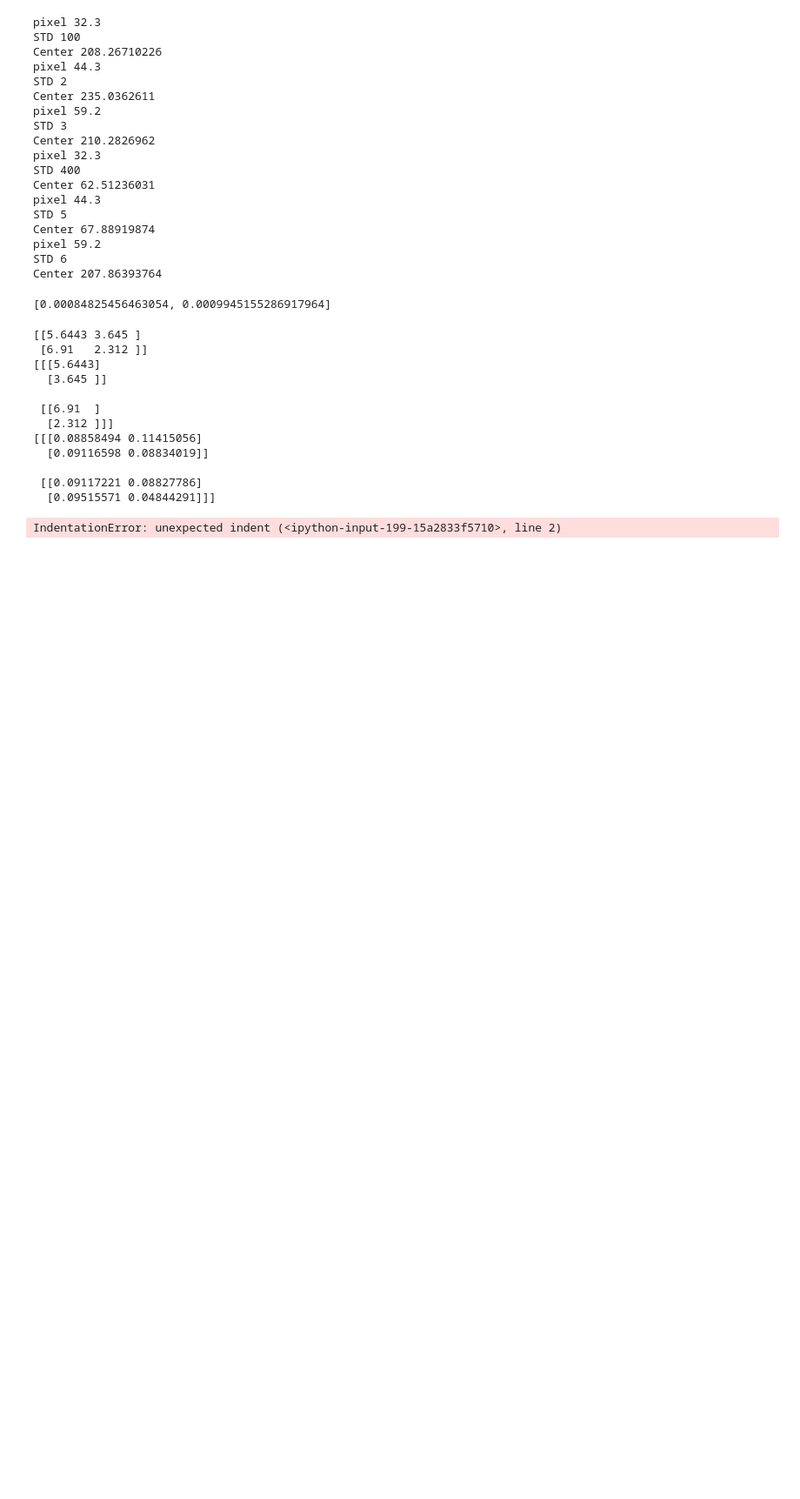
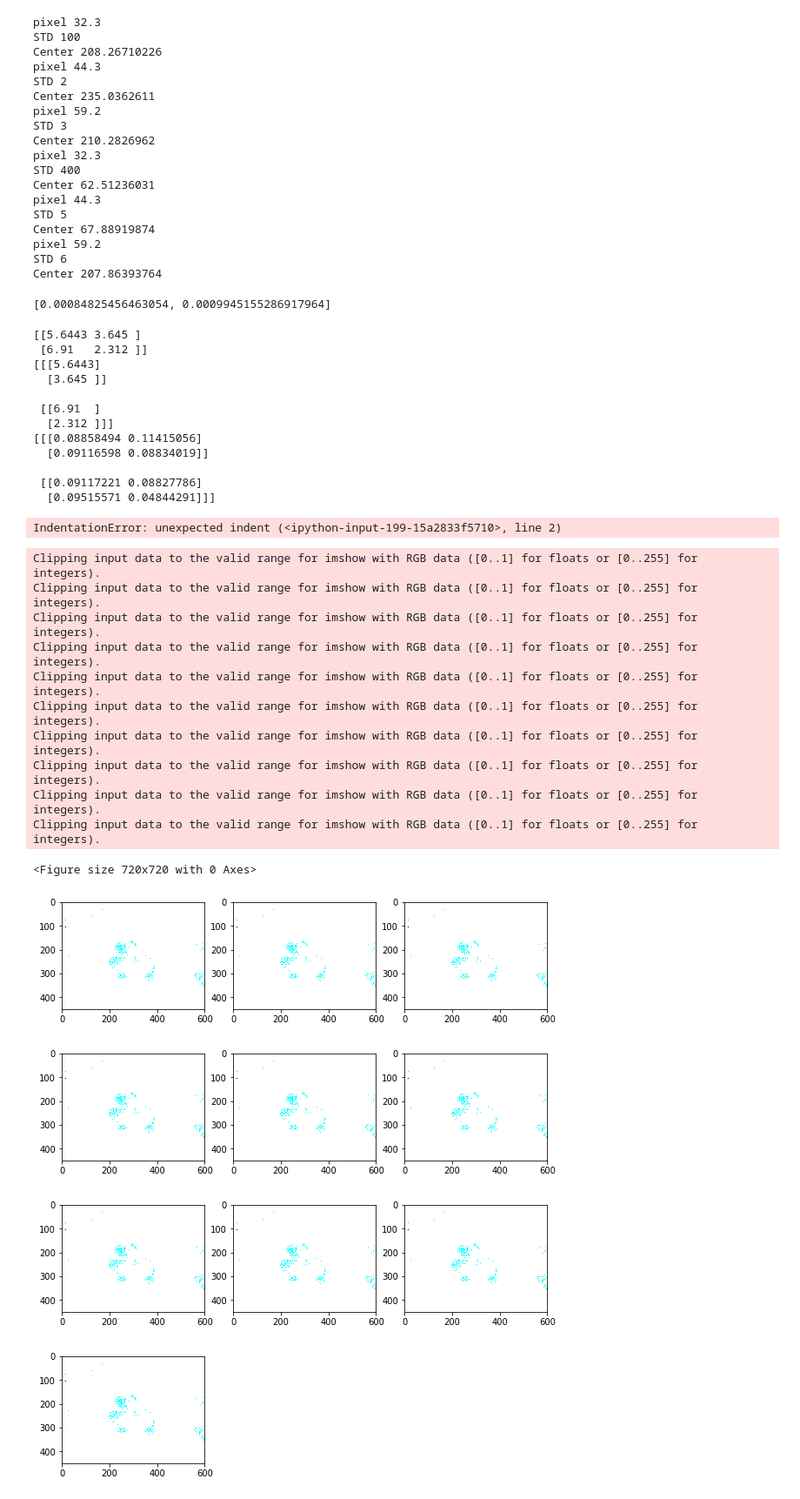
Before and after one commit to Patrick-Erath/OpenCV, a Jupyter notebook: Assignment3/Question2_A3.ipynb, the cells around one changed output. Shown at 87% size. Saved outputs shown, nothing was run; the diff lists cells and outputs as text; code cells hidden in the pictures; blank space fills up the shorter version.

```diff
--- a/Assignment3/Question2_A3.ipynb
+++ b/Assignment3/Question2_A3.ipynb
@@ -326,3 +343,44 @@ gauss_pdf = []
     return point_pdf
 # %% [output]
 IndentationError: unexpected indent (<ipython-input-199-15a2833f5710>, line 2)
+# %%
+img = cv2.imread("flower.jpg", cv2.COLOR_BGR2RGB)
+img = np.float32(img)
+
+def show_plot(imgs):
+    length = len(imgs)
+    arr = [131, 132, 133]
+
+    plt.figure(figsize=(10,10))
+    j = 0
+    for img in imgs:
+        if(j%3==0):
+            plt.figure(figsize=(10,10))
+            j=0
+        plt.subplot(arr[j])
+        plt.imshow(img)
+        j+=1
+    plt.show()
+
+
+imgs = []
+for i in range(10):
+    imgs.append(img)
+
+show_plot(imgs)
+# %% [output]
+Clipping input data to the valid range for imshow with RGB data ([0..1] for floats or [0..255] for integers).
+Clipping input data to the valid range for imshow with RGB data ([0..1] for floats or [0..255] for integers).
+Clipping input data to the valid range for imshow with RGB data ([0..1] for floats or [0..255] for integers).
+Clipping input data to the valid range for imshow with RGB data ([0..1] for floats or [0..255] for integers).
+Clipping input data to the valid range for imshow with RGB data ([0..1] for floats or [0..255] for integers).
+Clipping input data to the valid range for imshow with RGB data ([0..1] for floats or [0..255] for integers).
+Clipping input data to the valid range for imshow with RGB data ([0..1] for floats or [0..255] for integers).
+Clipping input data to the valid range for imshow with RGB data ([0..1] for floats or [0..255] for integers).
+Clipping input data to the valid range for imshow with RGB data ([0..1] for floats or [0..255] for integers).
+Clipping input data to the valid range for imshow with RGB data ([0..1] for floats or [0..255] for integers).
+<Figure size 720x720 with 0 Axes>
+[figure, added]
+[figure, added]
+[figure, added]
+[figure, added]
```
Also changed, not shown: parts of 6 cells of this notebook.
